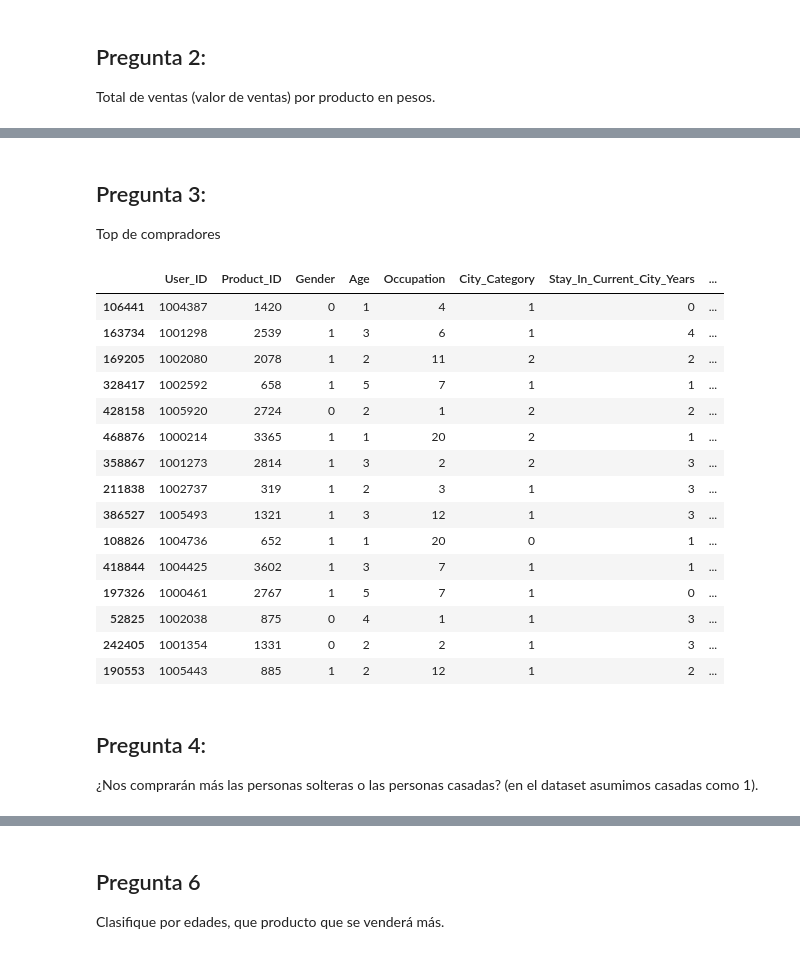
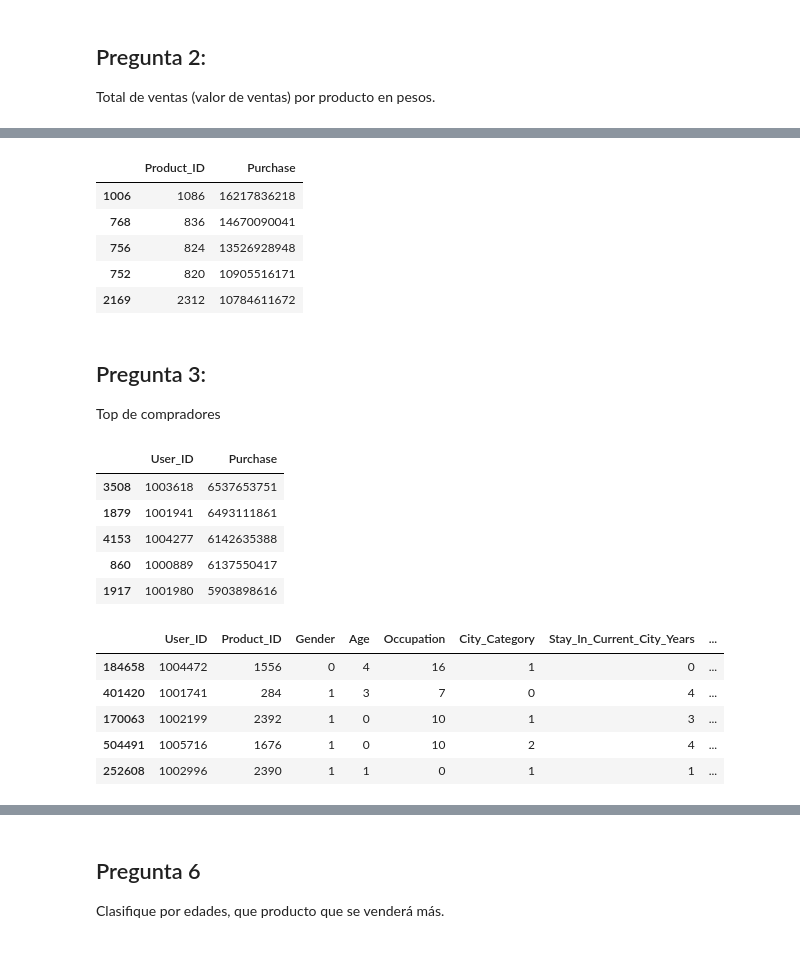
Before and after one commit to iris9112/black_friday_app, a Jupyter notebook: 4.Modelos_prediccion.ipynb, the cells around one changed output, grey strips where cells are left out. Drawn from its saved outputs; the diff is of its cells as text; code cells hidden in the pictures.

```diff
--- a/4.Modelos_prediccion.ipynb
+++ b/4.Modelos_prediccion.ipynb
@@ -11,7 +11,7 @@ from sklearn.ensemble import GradientBoostingRegressor
 from sklearn.preprocessing import LabelEncoder
 from sklearn import ensemble
 # %%
-df = pd.read_csv('datasets/BlackFriday.csv', sep=',')
+df = pd.read_csv('datasets/BlackFriday.csv', sep=',', encoding='utf8')
 # %%
 # eliminar columnas innecesarias
 
@@ -200,3 +177,23 @@ df_prod
+# %%
+df = pd.read_csv('datasets/Solution.csv', sep=',', converters={'Purchase':str})
+df['Purchase'] = df['Purchase'].apply(lambda x: x.replace('.', ''))
+df = df.filter(['Product_ID', 'Purchase'], axis=1)
+
+df['Purchase'] = df['Purchase'].astype(int)
+
+df_p = df.groupby(['Product_ID']).sum()
+df_p = df_p.reset_index()
+df_p.Purchase = df_p.Purchase.apply(lambda x: round(x))
+
+df_p = df_p.sort_values('Purchase', ascending=False)
+df_p.head()
+# %% [output]
+|  | Product_ID | Purchase |
+| 1006 | 1086 | 16217836218 |
+| 768 | 836 | 14670090041 |
+| 756 | 824 | 13526928948 |
+| 752 | 820 | 10905516171 |
+| 2169 | 2312 | 10784611672 |
 # %% [markdown]
 ## Pregunta 3:
 
@@ -208,27 +201,34 @@ print(s)
+# %%
+# cantidad comprada por cada usuario
+df = pd.read_csv('datasets/Solution.csv', sep=',', converters={'Purchase':str})
+df['Purchase'] = df['Purchase'].apply(lambda x: x.replace('.', ''))
+df = df.filter(['User_ID', 'Purchase'], axis=1)
+
+df['Purchase'] = df['Purchase'].astype(int)
+
+df_p = df.groupby(['User_ID']).sum()
+df_p = df_p.reset_index()
+df_p.Purchase = df_p.Purchase.apply(lambda x: round(x))
+
+df_p = df_p.sort_values('Purchase', ascending=False)
+df_p.head()
+# %% [output]
+|  | User_ID | Purchase |
+| 3508 | 1003618 | 6537653751 |
+| 1879 | 1001941 | 6493111861 |
+| 4153 | 1004277 | 6142635388 |
+| 860 | 1000889 | 6137550417 |
+| 1917 | 1001980 | 5903898616 |
 # %%
 # Vamos clasificar las compras en altas o bajas. Nuestro umbral es el promedio de compra.
 threshold = sum(test_X.Purchase)/len(test_X.Purchase)
 
 test_X["purchase_level"] = ["high" if i > threshold else "low" for i in test_X.Purchase]
-test_X.head(15)
+test_X.head()
 # %% [output]
 |  | User_ID | Product_ID | Gender | Age | Occupation | City_Category | Stay_In_Current_City_Years | ... |
-| 106441 | 1004387 | 1420 | 0 | 1 | 4 | 1 | 0 | ... |
-| 163734 | 1001298 | 2539 | 1 | 3 | 6 | 1 | 4 | ... |
-| 169205 | 1002080 | 2078 | 1 | 2 | 11 | 2 | 2 | ... |
-| 328417 | 1002592 | 658 | 1 | 5 | 7 | 1 | 1 | ... |
-| 428158 | 1005920 | 2724 | 0 | 2 | 1 | 2 | 2 | ... |
-| 468876 | 1000214 | 3365 | 1 | 1 | 20 | 2 | 1 | ... |
-| 358867 | 1001273 | 2814 | 1 | 3 | 2 | 2 | 3 | ... |
-| 211838 | 1002737 | 319 | 1 | 2 | 3 | 1 | 3 | ... |
-| 386527 | 1005493 | 1321 | 1 | 3 | 12 | 1 | 3 | ... |
-| 108826 | 1004736 | 652 | 1 | 1 | 20 | 0 | 1 | ... |
-| 418844 | 1004425 | 3602 | 1 | 3 | 7 | 1 | 1 | ... |
-| 197326 | 1000461 | 2767 | 1 | 5 | 7 | 1 | 0 | ... |
-| 52825 | 1002038 | 875 | 0 | 4 | 1 | 1 | 3 | ... |
-| 242405 | 1001354 | 1331 | 0 | 2 | 2 | 1 | 3 | ... |
-| 190553 | 1005443 | 885 | 1 | 2 | 12 | 1 | 2 | ... |
+| 184658 | 1004472 | 1556 | 0 | 4 | 16 | 1 | 0 | ... |
+| 401420 | 1001741 | 284 | 1 | 3 | 7 | 0 | 4 | ... |
+| 170063 | 1002199 | 2392 | 1 | 0 | 10 | 1 | 3 | ... |
+| 504491 | 1005716 | 1676 | 1 | 0 | 10 | 2 | 4 | ... |
+| 252608 | 1002996 | 2390 | 1 | 1 | 0 | 1 | 1 | ... |
-# %% [markdown]
-## Pregunta 4:
-
-¿Nos comprarán más las personas solteras o las personas casadas? (en el dataset asumimos casadas como 1).
```
Also changed, not shown: parts of 16 cells of this notebook, 13 other files.
